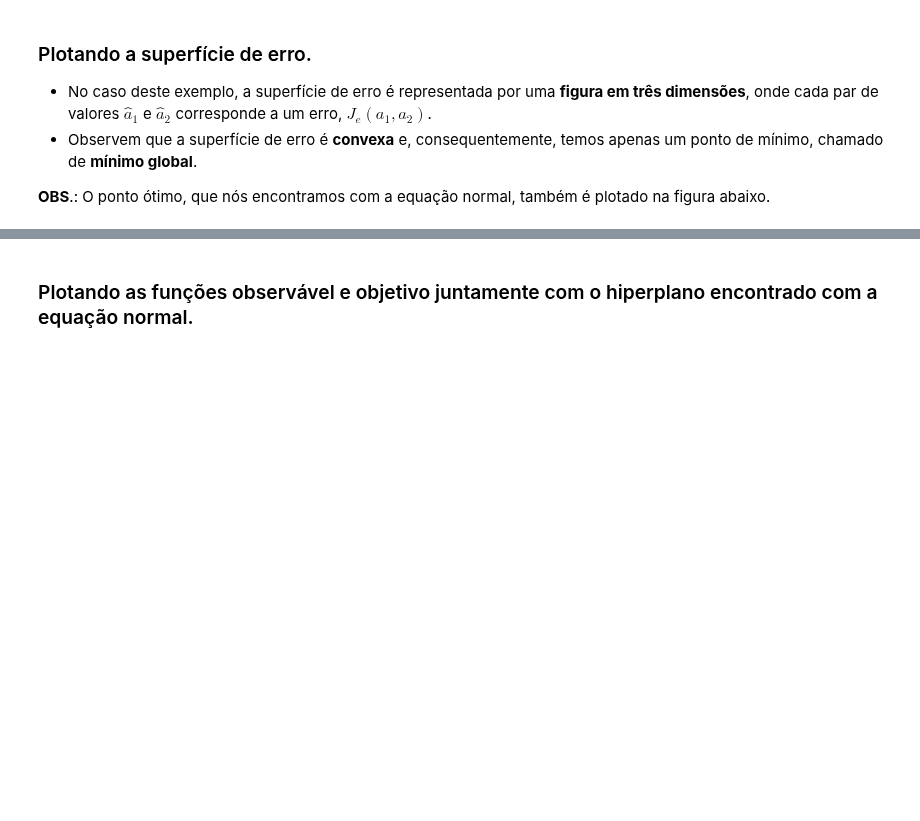
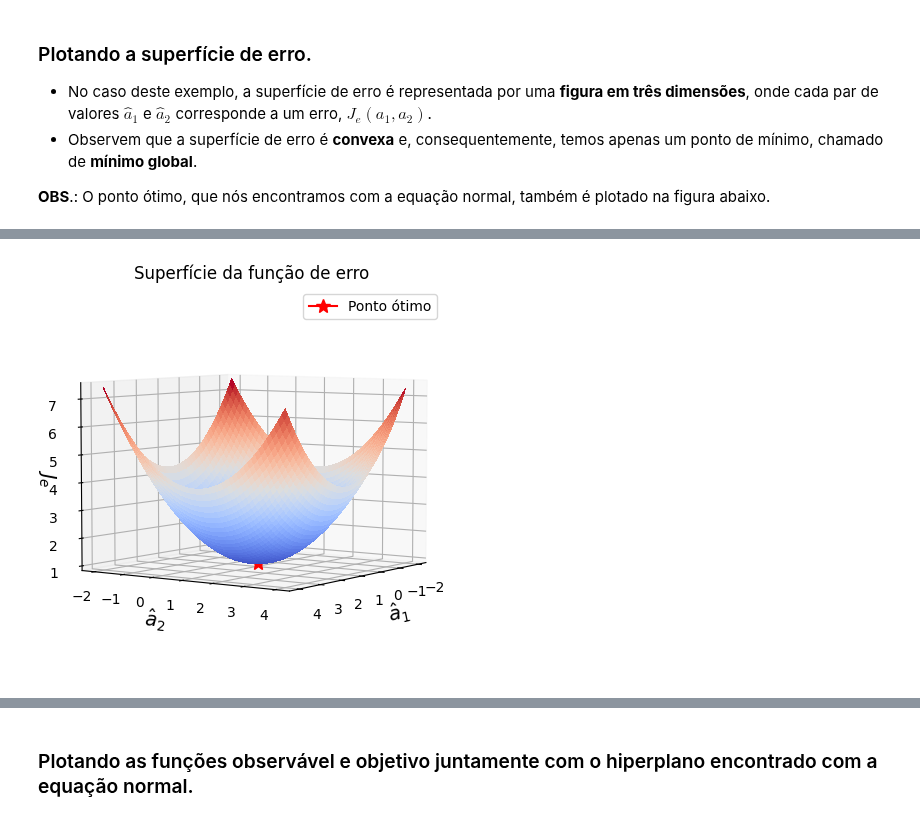
Before and after one commit to zz4fap/t319_aprendizado_de_maquina, a Jupyter notebook: notebooks/regression/error_surface_example2.ipynb, the cells around one changed output, grey strips where cells are left out. Drawn from its saved outputs; the diff is of its cells as text; code cells hidden in the pictures; blank space fills up the shorter version.

```diff
--- a/notebooks/regression/error_surface_example2.ipynb
+++ b/notebooks/regression/error_surface_example2.ipynb
@@ -198,8 +197,8 @@ plt.subplot(projection='3d')
 ax = fig.gca()
 surf = ax.plot_surface(A1, A2, J, cmap=cm.coolwarm, linewidth=0, antialiased=False)
 ax.plot([a_opt[0, 0]], [a_opt[1, 0]], [Joptimum], c='r', marker='*', markersize=10, label='Ponto ótimo')
-ax.set_xlabel('$\hat{a}_1$', fontsize=14)
-ax.set_ylabel('$\hat{a}_2$', fontsize=14)
+ax.set_xlabel('$\\hat{a}_1$', fontsize=14)
+ax.set_ylabel('$\\hat{a}_2$', fontsize=14)
 ax.set_zlabel('$J_e$', fontsize=14)
 ax.view_init(5, 35)
 ax.zaxis.labelpad=-7
@@ -214,3 +211,4 @@ plt.show()
+[figure, added]
 # %% [markdown]
 ### Plotando a superfície de contorno.
 
```
Also changed, not shown: parts of 6 cells of this notebook.
